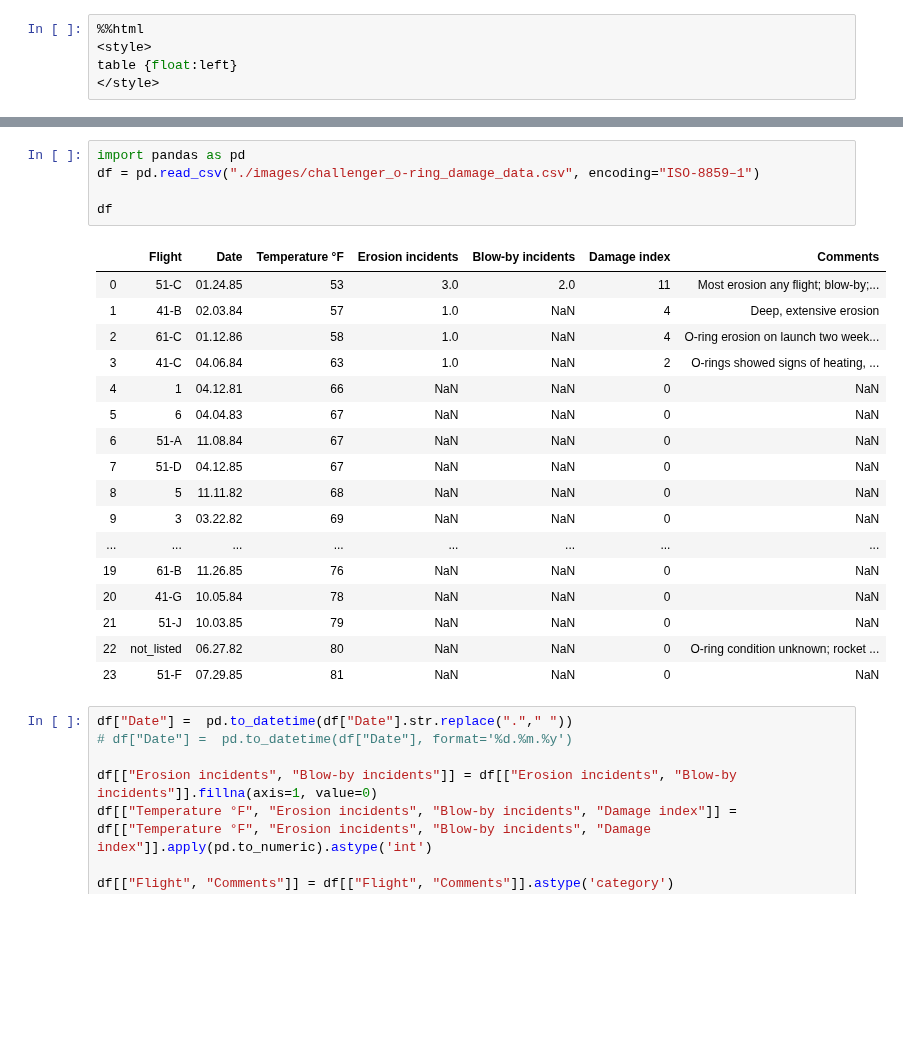
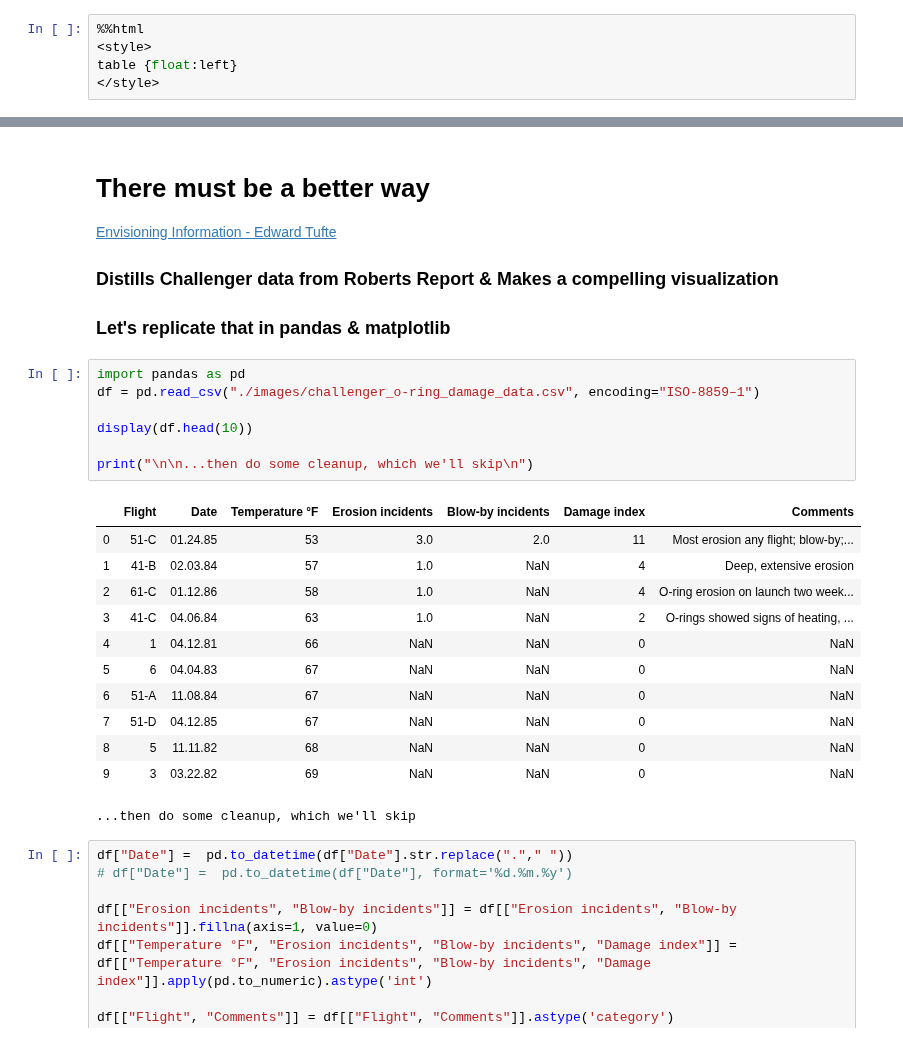
Before and after one commit to surfaceowl-ai/python_visualizations, a Jupyter notebook: notebooks/00_effective_visualizations.ipynb, the cells around one changed output, grey strips where cells are left out. Drawn from its saved outputs; the diff is of its cells as text; blank space fills up the shorter version.

Commit message:
added challenger eng graphics

```diff
--- a/notebooks/00_effective_visualizations.ipynb
+++ b/notebooks/00_effective_visualizations.ipynb
@@ -101,26 +168,35 @@ challenger - notes
+# %% [markdown]
+# There must be a better way
+
+
+[Envisioning Information - Edward Tufte](https://www.edwardtufte.com/tufte/books_ei)
+
+
+
+### Distills Challenger data from Roberts Report & Makes a compelling visualization
+
+
+### Let's replicate that in pandas & matplotlib
 # %%
 import pandas as pd
 df = pd.read_csv("./images/challenger_o-ring_damage_data.csv", encoding="ISO-8859–1")
 
-df
+display(df.head(10))
+
+print("\n\n...then do some cleanup, which we'll skip\n")
 # %% [output]
 |  | Flight | Date | Temperature °F | Erosion incidents | Blow-by incidents | Damage index | Comments |
 | 0 | 51-C | 01.24.85 | 53 | 3.0 | 2.0 | 11 | Most erosion any flight; blow-by;... |
 | 1 | 41-B | 02.03.84 | 57 | 1.0 | NaN | 4 | Deep, extensive erosion |
 | 2 | 61-C | 01.12.86 | 58 | 1.0 | NaN | 4 | O-ring erosion on launch two week... |
 | 3 | 41-C | 04.06.84 | 63 | 1.0 | NaN | 2 | O-rings showed signs of heating, ... |
 | 4 | 1 | 04.12.81 | 66 | NaN | NaN | 0 | NaN |
 | 5 | 6 | 04.04.83 | 67 | NaN | NaN | 0 | NaN |
 | 6 | 51-A | 11.08.84 | 67 | NaN | NaN | 0 | NaN |
 | 7 | 51-D | 04.12.85 | 67 | NaN | NaN | 0 | NaN |
 | 8 | 5 | 11.11.82 | 68 | NaN | NaN | 0 | NaN |
 | 9 | 3 | 03.22.82 | 69 | NaN | NaN | 0 | NaN |
-| ... | ... | ... | ... | ... | ... | ... | ... |
-| 19 | 61-B | 11.26.85 | 76 | NaN | NaN | 0 | NaN |
-| 20 | 41-G | 10.05.84 | 78 | NaN | NaN | 0 | NaN |
-| 21 | 51-J | 10.03.85 | 79 | NaN | NaN | 0 | NaN |
-| 22 | not_listed | 06.27.82 | 80 | NaN | NaN | 0 | O-ring condition unknown; rocket ... |
-| 23 | 51-F | 07.29.85 | 81 | NaN | NaN | 0 | NaN |
+...then do some cleanup, which we'll skip
 # %%
 df["Date"] =  pd.to_datetime(df["Date"].str.replace("."," "))
 # df["Date"] =  pd.to_datetime(df["Date"], format='%d.%m.%y')
```
Also changed, not shown: parts of 29 cells of this notebook, 4 other files.
